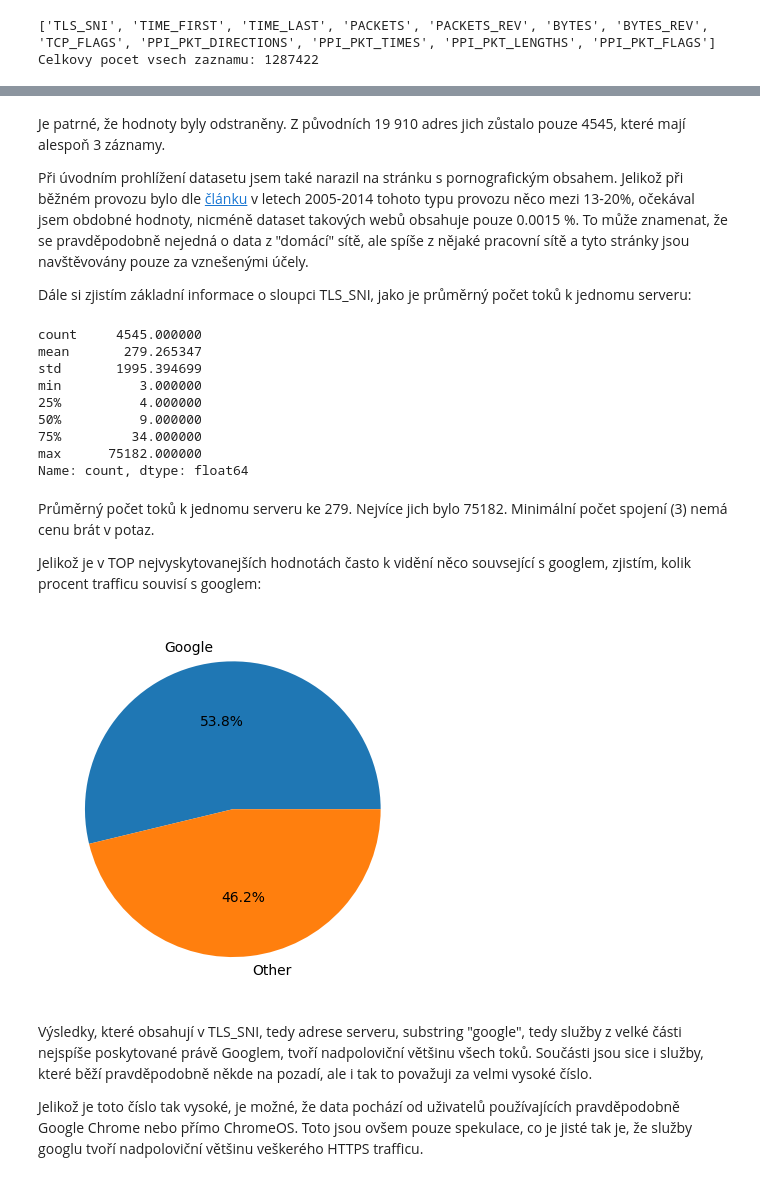
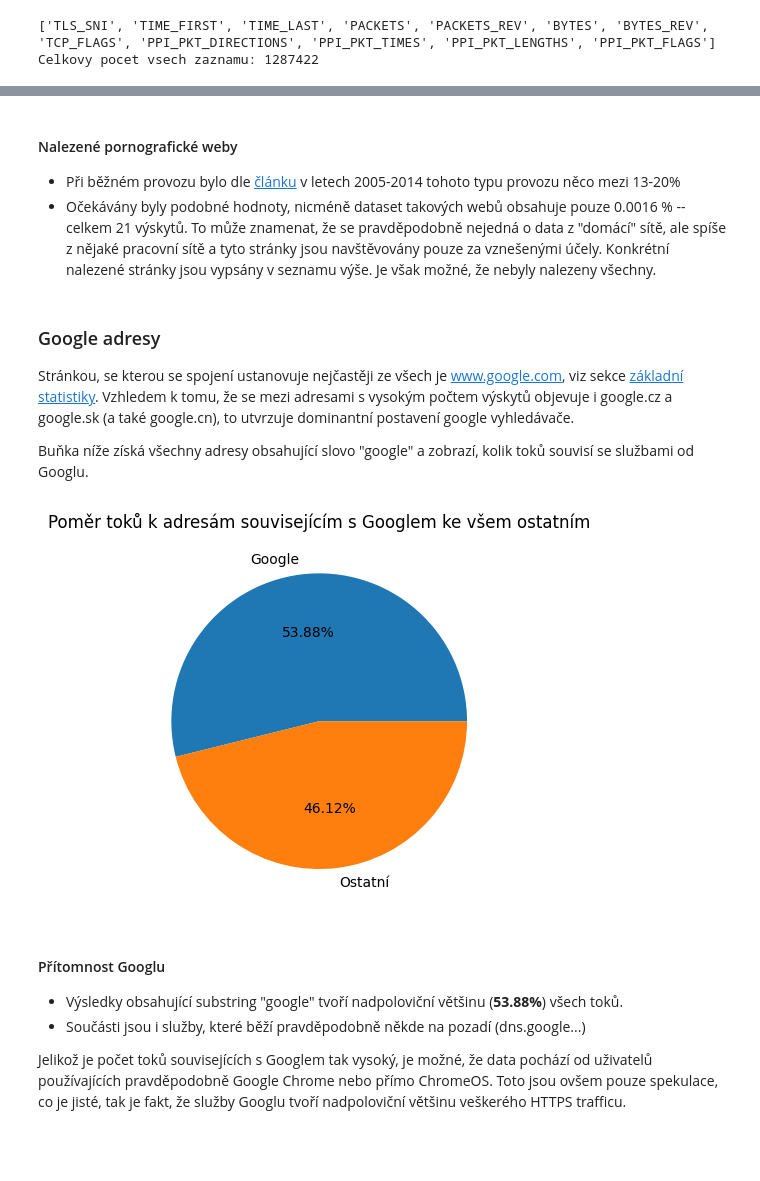
Before and after one commit to Aenariss/pds-projekt, a Jupyter notebook: analysis.ipynb, the cells around one changed output, grey strips where cells are left out. Saved outputs shown, nothing was run; the diff lists cells and outputs as text; code cells hidden in the pictures; blank space fills up the shorter version.

```diff
--- a/analysis.ipynb
+++ b/analysis.ipynb
@@ -158,37 +323,32 @@ Tyto weby tvori pouze minimalne 0.0015534921727296878 % vsech vysledku
 # %% [markdown]
-Je patrné, že hodnoty byly odstraněny. Z původních 19 910 adres jich zůstalo pouze 4545, které mají alespoň 3 záznamy.
-
-Při úvodním prohlížení datasetu jsem také narazil na stránku s pornografickým obsahem. Jelikož při běžném provozu bylo dle [článku](https://www.statista.com/chart/16959/share-of-the-internet-that-is-porn/) v letech 2005-2014 tohoto typu provozu něco mezi 13-20%, očekával jsem obdobné hodnoty, nicméně dataset takových webů obsahuje pouze 0.0015 %. To může znamenat, že se pravděpodobně nejedná o data z "domácí" sítě, ale spíše z nějaké pracovní sítě a tyto stránky jsou navštěvovány pouze za vznešenými účely.
-
-Dále si zjistím základní informace o sloupci TLS_SNI, jako je průměrný počet toků k jednomu serveru:
+#### Nalezené pornografické weby
+- Při běžném provozu bylo dle [článku](https://www.statista.com/chart/16959/share-of-the-internet-that-is-porn/) v letech 2005-2014 tohoto typu provozu něco mezi 13-20%
+- Očekávány byly podobné hodnoty, nicméně dataset takových webů obsahuje pouze 0.0016 % -- celkem 21 výskytů. To může znamenat, že se pravděpodobně nejedná o data z "domácí" sítě, ale spíše z nějaké pracovní sítě a tyto stránky jsou navštěvovány pouze za vznešenými účely. Konkrétní nalezené stránky jsou vypsány v seznamu výše. Je však možné, že nebyly nalezeny všechny.
-# %%
-filtered_df_tls_sni["TLS_SNI"].value_counts().describe()
-# %% [output]
-count     4545.000000
-mean       279.265347
-std       1995.394699
-min          3.000000
-25%          4.000000
-50%          9.000000
-75%         34.000000
-max      75182.000000
-Name: count, dtype: float64
 # %% [markdown]
-Průměrný počet toků k jednomu serveru ke 279. Nejvíce jich bylo 75182. Minimální počet spojení (3) nemá cenu brát v potaz.
+<a id="google_adresy"></a>
+### Google adresy
 
-Jelikož je v TOP nejvyskytovanejších hodnotách často k vidění něco souvsející s googlem, zjistím, kolik procent trafficu souvisí s googlem:
+Stránkou, se kterou se spojení ustanovuje nejčastěji ze všech je www.google.com, viz sekce [základní statistiky](#most_common_addresses). Vzhledem k tomu, že se mezi adresami s vysokým počtem výskytů objevuje i google.cz a google.sk (a také google.cn), to utvrzuje dominantní postavení google vyhledávače.
+
+Buňka níže získá všechny adresy obsahující slovo "google" a zobrazí, kolik toků souvisí se službami od Googlu.
 # %%
-# Budu hledat substring "google" v cele adrese
-googles = filtered_df_tls_sni[filtered_df_tls_sni["TLS_SNI"].str.contains("google")]["TLS_SNI"].value_counts().sum(numeric_only=True)
+# Hledej "google" substring v cele adrese a spocitej, kolik jich je
+googles = df[df["TLS_SNI"].str.contains("google")]["TLS_SNI"].value_counts().sum(numeric_only=True)
 
 # Pocet vsech ostatnich:
-other_pages = filtered_df_tls_sni["TLS_SNI"].value_counts().sum(numeric_only=True) - googles
+other_pages = df["TLS_SNI"].value_counts().sum(numeric_only=True) - googles
 
+# Vytvor obrazek
 fig, ax = plt.subplots()
-ax.pie([googles, other_pages], labels=["Google", "Ostatní"], autopct='%1.1f%%');
+ax.set_title("Poměr toků k adresám souvisejícím s Googlem ke všem ostatním")
+ax.pie([googles, other_pages], labels=["Google", "Ostatní"], autopct='%1.2f%%');
 # %% [output]
-[figure, old version]
+[figure, new version]
 # %% [markdown]
-Výsledky, které obsahují v TLS_SNI, tedy adrese serveru, substring "google", tedy služby z velké části nejspíše poskytované právě Googlem, tvoří nadpoloviční většinu všech toků. Součásti jsou sice i služby, které běží pravděpodobně někde na pozadí, ale i tak to považuji za velmi vysoké číslo.
+#### Přítomnost Googlu
+- Výsledky obsahující substring "google" tvoří nadpoloviční většinu (**53.88%**) všech toků.
+- Součásti jsou i služby, které běží pravděpodobně někde na pozadí (dns.google...)
 
-Jelikož je toto číslo tak vysoké, je možné, že data pochází od uživatelů používajících pravděpodobně Google Chrome nebo přímo ChromeOS. Toto jsou ovšem pouze spekulace, co je jisté tak je, že služby googlu tvoří nadpoloviční většinu veškerého HTTPS trafficu.
+
+
+Jelikož je počet toků souvisejících s Googlem tak vysoký, je možné, že data pochází od uživatelů používajících pravděpodobně Google Chrome nebo přímo ChromeOS. Toto jsou ovšem pouze spekulace, co je jisté, tak je fakt, že služby Googlu tvoří nadpoloviční většinu veškerého HTTPS trafficu.
```
Also changed, not shown: parts of 97 cells of this notebook.
